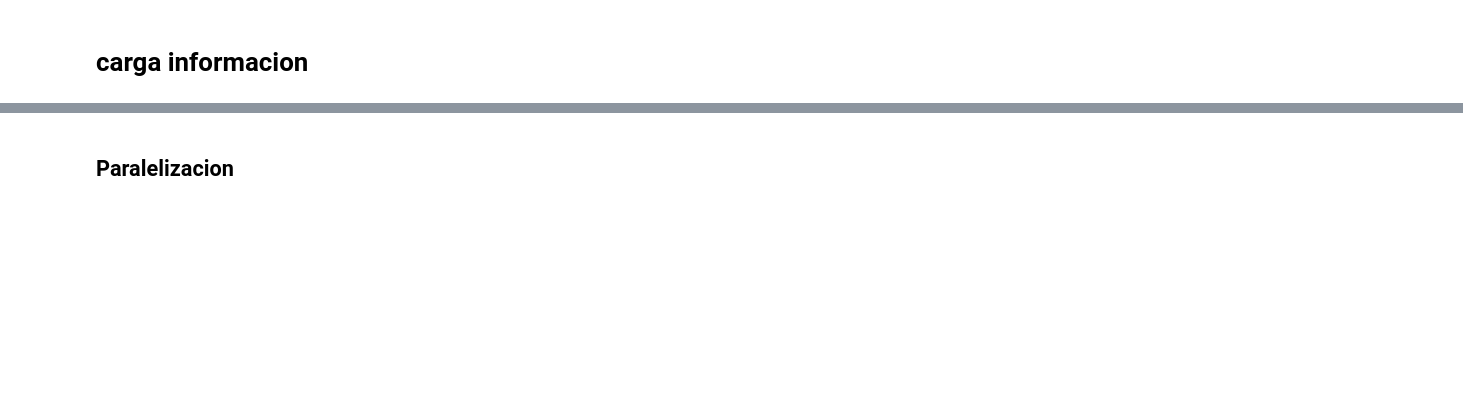
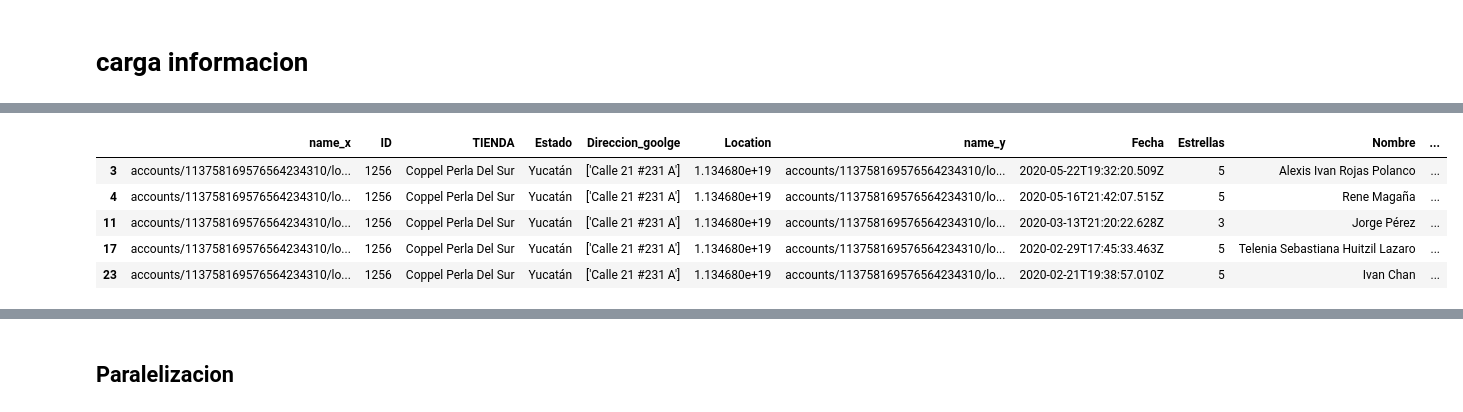
Before and after one commit to virf96/Analisis_Texto, a Jupyter notebook: Categorizacion_buenos.ipynb, the cells around one changed output, grey strips where cells are left out. Saved outputs shown, nothing was run; the diff lists cells and outputs as text; code cells hidden in the pictures; blank space fills up the shorter version.

```diff
--- a/Categorizacion_buenos.ipynb
+++ b/Categorizacion_buenos.ipynb
@@ -682 +798,11 @@ print(min(df_com['Fecha']),"=>", max(df_com['Fecha']))
+# %%
+df_com['date3']=pd.to_datetime(df['Fecha']).dt.to_period('M')
+df_com.head()
+# %% [output]
+|  | name_x | ID | TIENDA | Estado | Direccion_goolge | Location | name_y | Fecha | Estrellas | Nombre | ... |
+| 3 | accounts/113758169576564234310/lo... | 1256 | Coppel Perla Del Sur | Yucatán | ['Calle 21 #231 A'] | 1.134680e+19 | accounts/113758169576564234310/lo... | 2020-05-22T19:32:20.509Z | 5 | Alexis Ivan Rojas Polanco | ... |
+| 4 | accounts/113758169576564234310/lo... | 1256 | Coppel Perla Del Sur | Yucatán | ['Calle 21 #231 A'] | 1.134680e+19 | accounts/113758169576564234310/lo... | 2020-05-16T21:42:07.515Z | 5 | Rene Magaña | ... |
+| 11 | accounts/113758169576564234310/lo... | 1256 | Coppel Perla Del Sur | Yucatán | ['Calle 21 #231 A'] | 1.134680e+19 | accounts/113758169576564234310/lo... | 2020-03-13T21:20:22.628Z | 3 | Jorge Pérez | ... |
+| 17 | accounts/113758169576564234310/lo... | 1256 | Coppel Perla Del Sur | Yucatán | ['Calle 21 #231 A'] | 1.134680e+19 | accounts/113758169576564234310/lo... | 2020-02-29T17:45:33.463Z | 5 | Telenia Sebastiana Huitzil Lazaro | ... |
+| 23 | accounts/113758169576564234310/lo... | 1256 | Coppel Perla Del Sur | Yucatán | ['Calle 21 #231 A'] | 1.134680e+19 | accounts/113758169576564234310/lo... | 2020-02-21T19:38:57.010Z | 5 | Ivan Chan | ... |
 # %%
```
Also changed, not shown: parts of 60 cells of this notebook.
